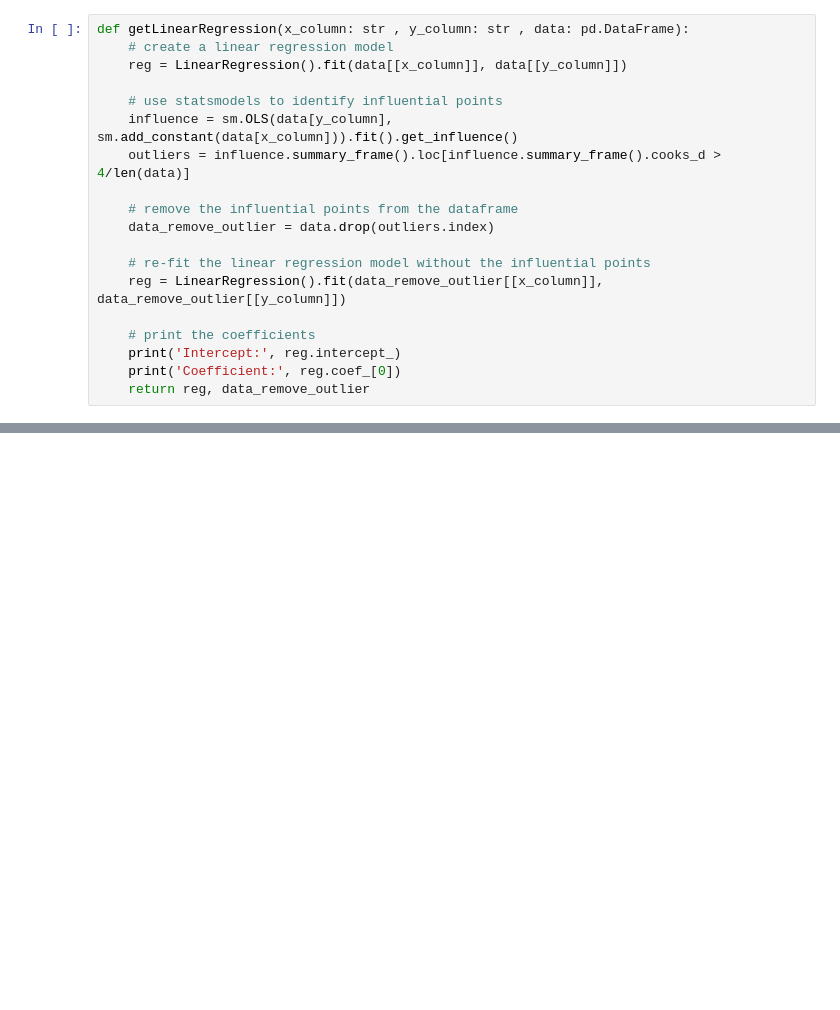
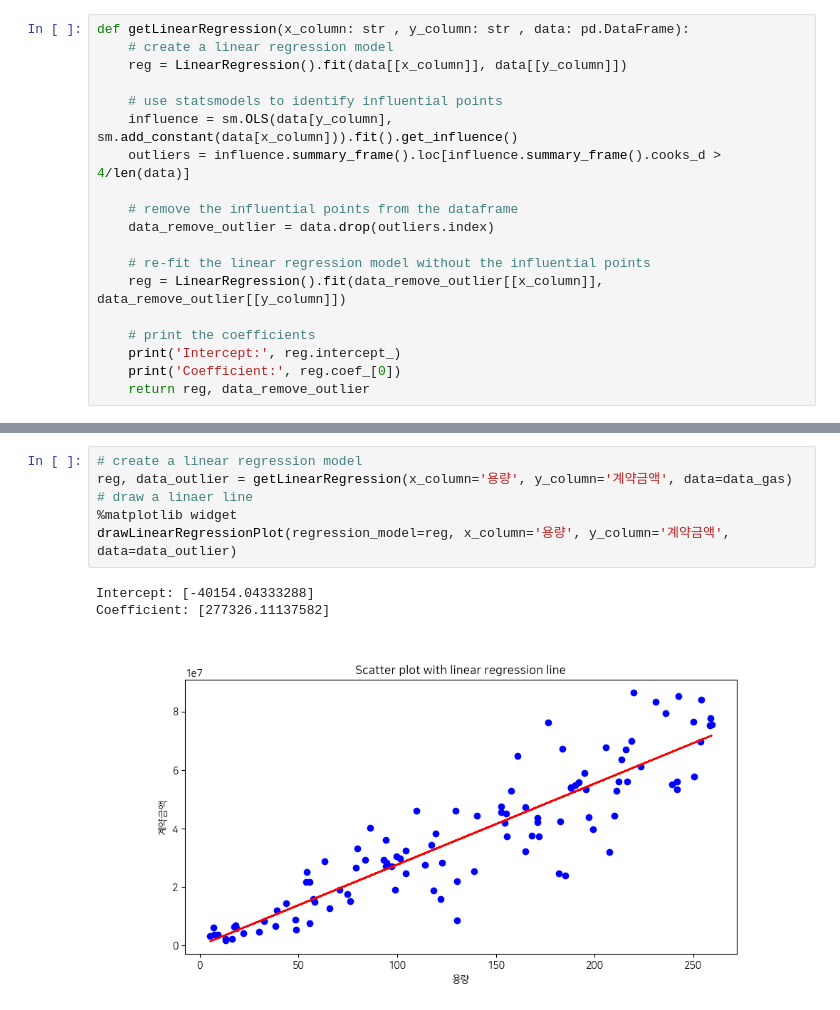
Before and after one commit to JJaewon7210/Simple_Pandas_Procurement_Data, a Jupyter notebook: scripts/analyze.ipynb, the cells around one changed output, grey strips where cells are left out. Drawn from its saved outputs; the diff is of its cells as text; blank space fills up the shorter version.

```diff
--- a/scripts/analyze.ipynb
+++ b/scripts/analyze.ipynb
@@ -106,0 +177,10 @@ print(stats)
+# %%
+# create a linear regression model
+reg, data_outlier = getLinearRegression(x_column='용량', y_column='계약금액', data=data_gas)
+# draw a linaer line
+%matplotlib widget
+drawLinearRegressionPlot(regression_model=reg, x_column='용량', y_column='계약금액', data=data_outlier)
+# %% [output]
+Intercept: [-40154.04333288]
+Coefficient: [277326.11137582]
+[figure, added]
```
Also changed, not shown: parts of 14 cells of this notebook.
